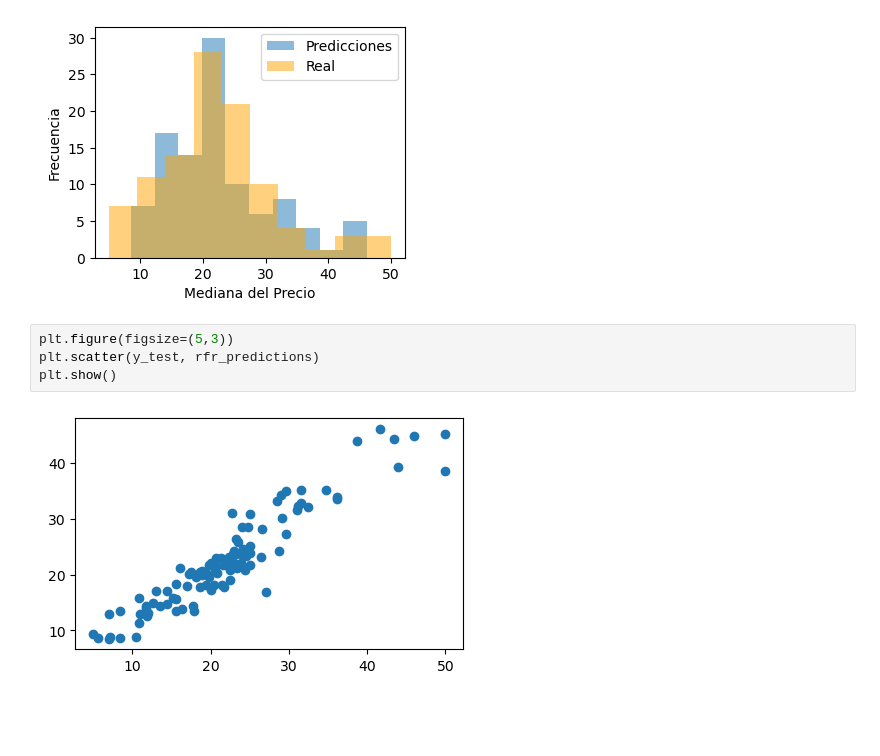
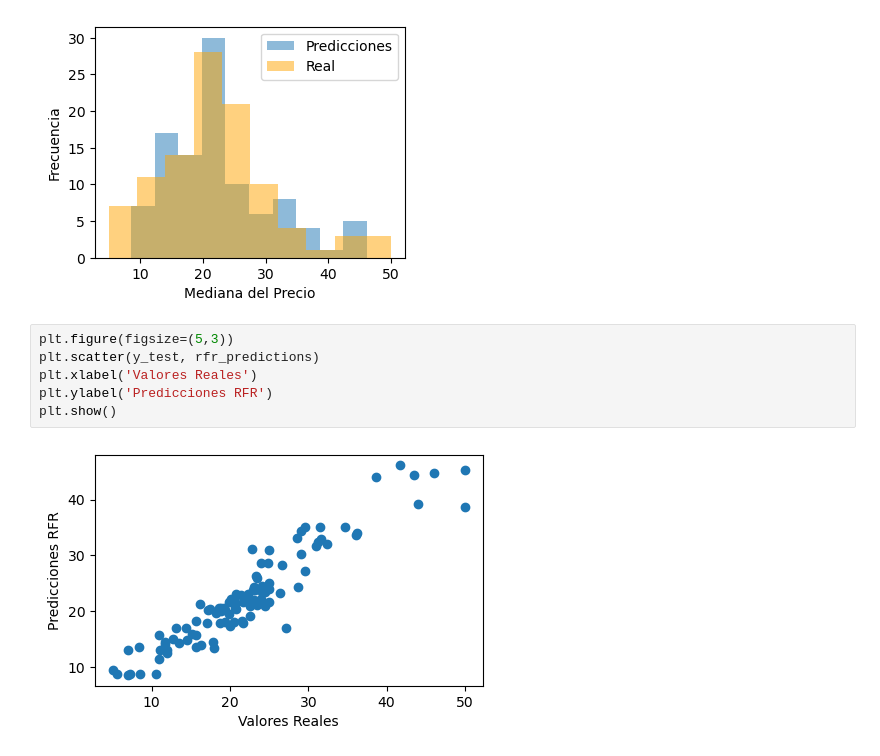
Before and after one commit to midwayjona/Econometria, a Jupyter notebook: notebooks/Regresiones.ipynb, the cells around one changed output. Drawn from its saved outputs; the diff is of its cells as text; blank space fills up the shorter version.

```diff
--- a/notebooks/Regresiones.ipynb
+++ b/notebooks/Regresiones.ipynb
@@ -271,6 +271,8 @@ plt.show()
 # %%
 plt.figure(figsize=(5,3))
 plt.scatter(y_test, rfr_predictions)
+plt.xlabel('Valores Reales')
+plt.ylabel('Predicciones RFR')
 plt.show()
 # %% [output]
-[figure, old version]
+[figure, new version]
```
Also changed, not shown: 1 other file.
